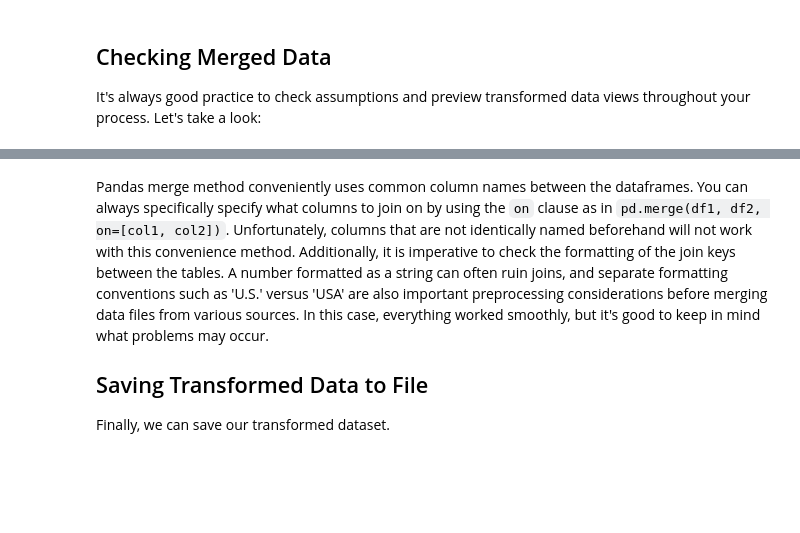
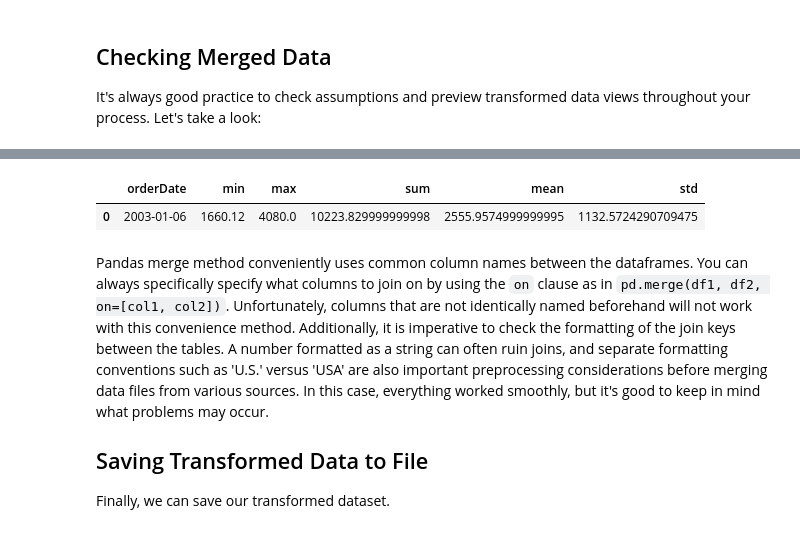
Before and after one commit to harrisonhardin/dsc-obtaining-your-data-houston-ds-042219, a Jupyter notebook: index.ipynb, the cells around one changed output, grey strips where cells are left out. Saved outputs shown, nothing was run; the diff lists cells and outputs as text; code cells hidden in the pictures; blank space fills up the shorter version.

```diff
--- a/index.ipynb
+++ b/index.ipynb
@@ -119,5 +125,6 @@ merged = pd.merge(df, daily_sums)
 
 It's always good practice to check assumptions and preview transformed data views throughout your process. Let's take a look:
 # %%
-merged.orderDate =
+merged.orderDate = x
+x
 # %% [output]
@@ -125,3 +131,5 @@ SyntaxError: invalid syntax (<ipython-input-9-df8c108207bd>, line 1)
+|  | orderDate | min | max | sum | mean | std |
+| 0 | 2003-01-06 | 1660.12 | 4080.0 | 10223.829999999998 | 2555.9574999999995 | 1132.5724290709475 |
 # %% [markdown]
 Pandas merge method conveniently uses common column names between the dataframes. You can always specifically specify what columns to join on by using the `on` clause as in `pd.merge(df1, df2, on=[col1, col2])`. Unfortunately, columns that are not identically named beforehand will not work with this convenience method. Additionally, it is imperative to check the formatting of the join keys between the tables. A number formatted as a string can often ruin joins, and separate formatting conventions such as 'U.S.' versus 'USA' are also important preprocessing considerations before merging data files from various sources. In this case, everything worked smoothly, but it's good to keep in mind what problems may occur.
 
```
Also changed, not shown: parts of 3 cells of this notebook.
